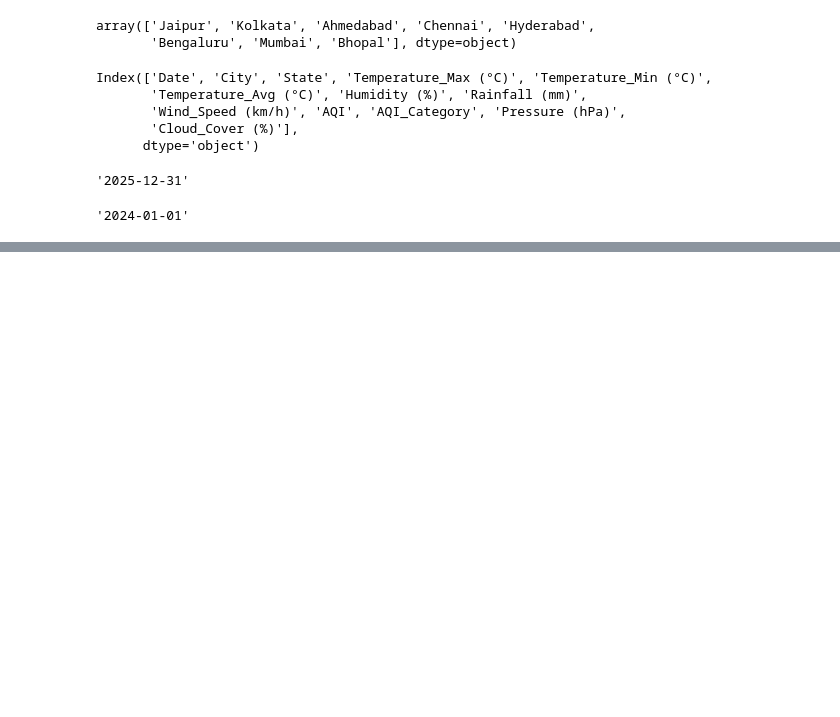
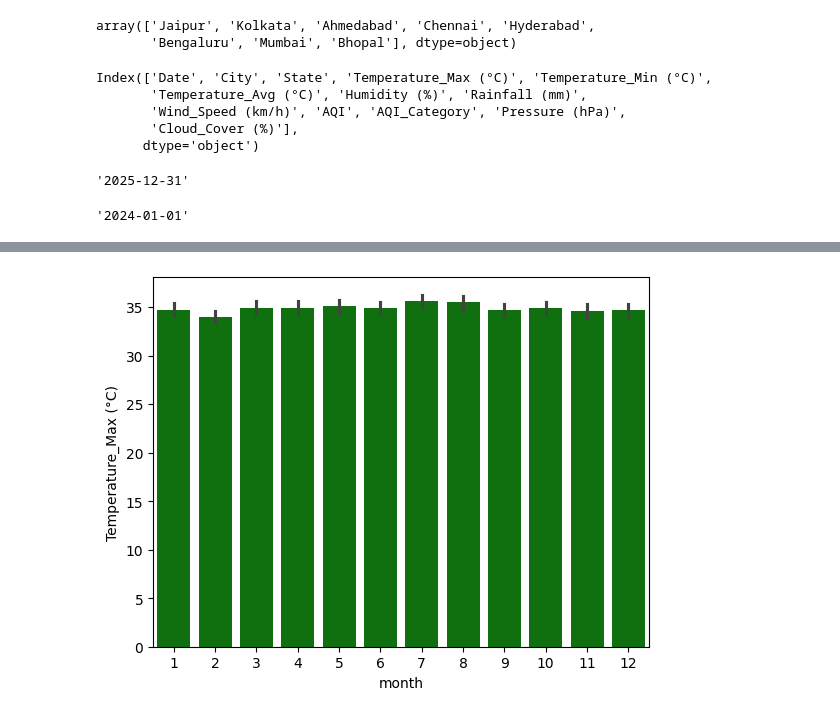
Before and after one commit to Ankush-r7/Climate_Analysis-of-data-from-2024-2025, a Jupyter notebook: climate.ipynb, the cells around one changed output, grey strips where cells are left out. Drawn from its saved outputs; the diff is of its cells as text; code cells hidden in the pictures; blank space fills up the shorter version.

```diff
--- a/climate.ipynb
+++ b/climate.ipynb
@@ -135,0 +157,5 @@ df['Date'].min()
+# %%
+sns.barplot(df3,x="month",y='Temperature_Max (°C)',color='green')
+plt.show()
+# %% [output]
+[figure, added]
```
Also changed, not shown: parts of 12 cells of this notebook.
